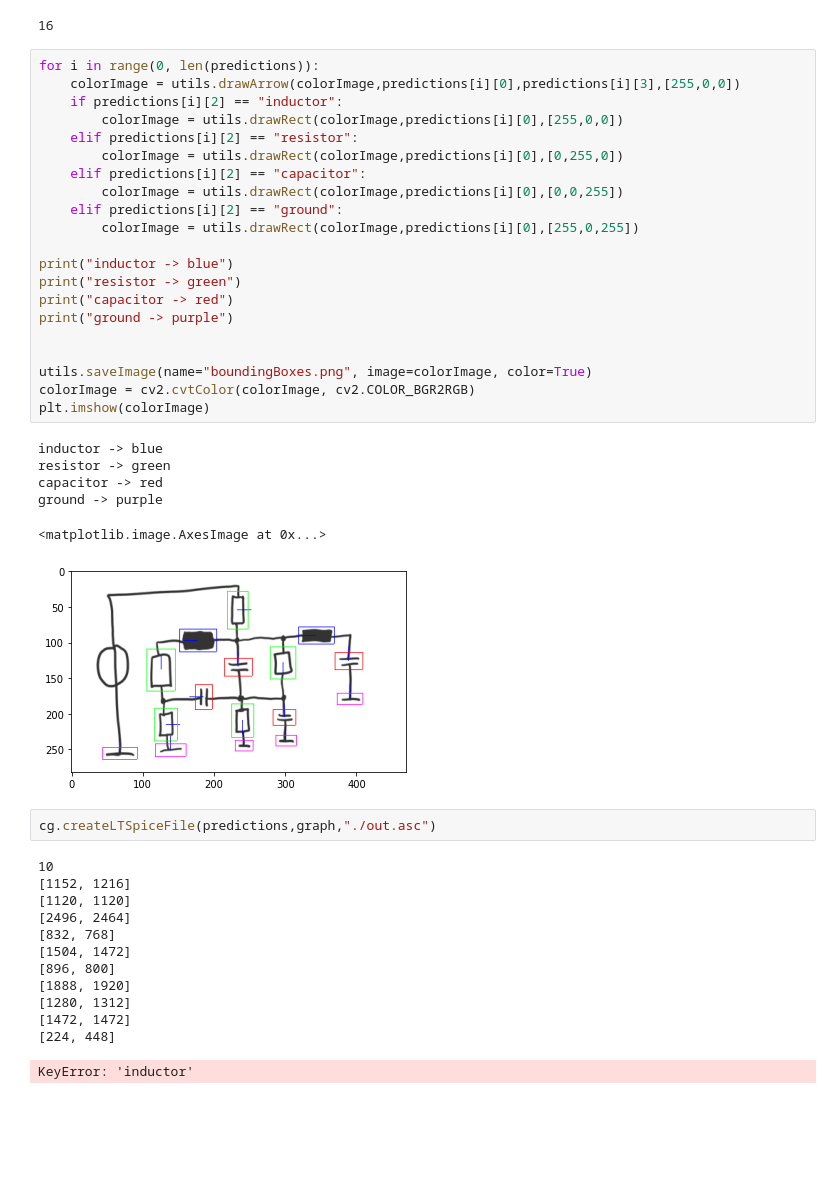
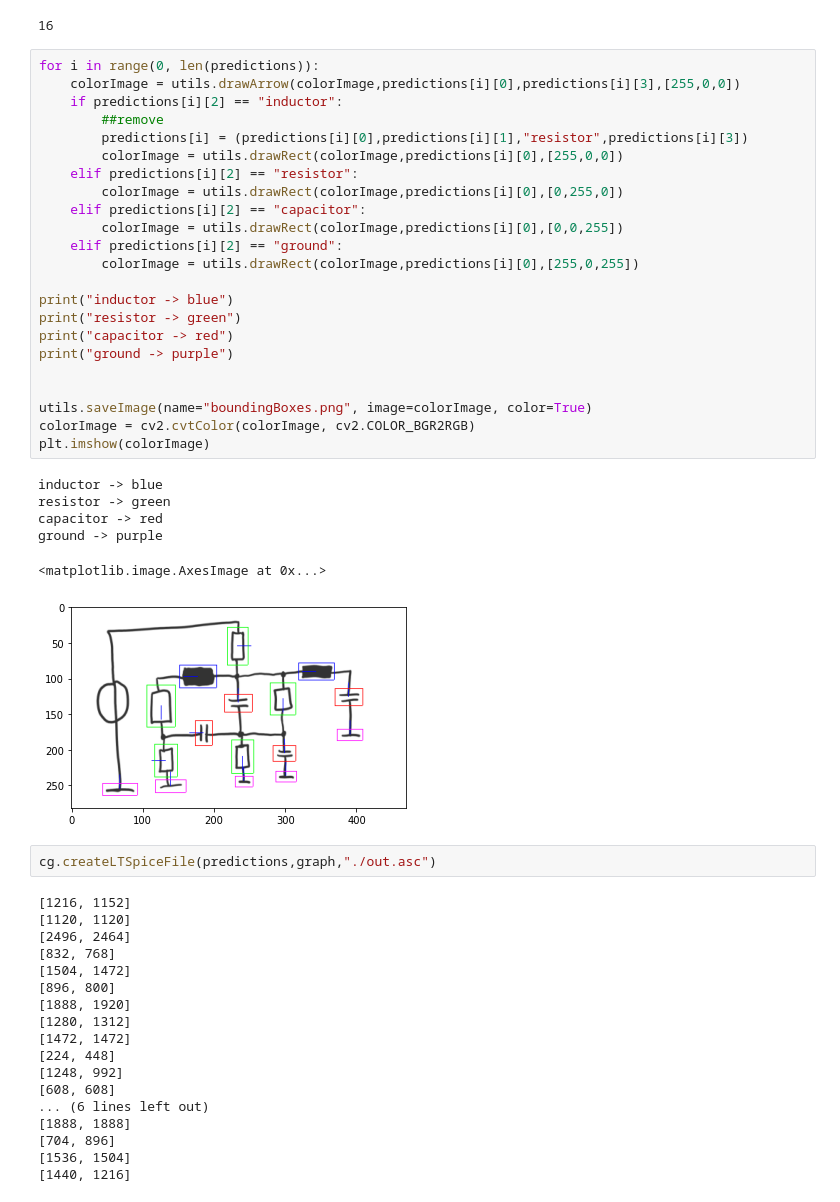
Before and after one commit to Chris022/smarter-circuits, a Jupyter notebook: src/main.ipynb, the cells around one changed output. Drawn from its saved outputs; the diff is of its cells as text; blank space fills up the shorter version.

```diff
--- a/src/main.ipynb
+++ b/src/main.ipynb
@@ -140,36 +140,37 @@ print(len(predictions))
 # %%
 for i in range(0, len(predictions)):
     colorImage = utils.drawArrow(colorImage,predictions[i][0],predictions[i][3],[255,0,0])
     if predictions[i][2] == "inductor":
+        ##remove
+        predictions[i] = (predictions[i][0],predictions[i][1],"resistor",predictions[i][3])
         colorImage = utils.drawRect(colorImage,predictions[i][0],[255,0,0])
     elif predictions[i][2] == "resistor":
         colorImage = utils.drawRect(colorImage,predictions[i][0],[0,255,0])
     elif predictions[i][2] == "capacitor":
         colorImage = utils.drawRect(colorImage,predictions[i][0],[0,0,255])
     elif predictions[i][2] == "ground":
         colorImage = utils.drawRect(colorImage,predictions[i][0],[255,0,255])
 
 print("inductor -> blue")
 print("resistor -> green")
 print("capacitor -> red")
 print("ground -> purple")
 
 
 utils.saveImage(name="boundingBoxes.png", image=colorImage, color=True)
 colorImage = cv2.cvtColor(colorImage, cv2.COLOR_BGR2RGB)
 plt.imshow(colorImage)
 # %% [output]
 inductor -> blue
 resistor -> green
 capacitor -> red
 ground -> purple
 <matplotlib.image.AxesImage at 0x...>
-[figure, old version]
+[figure, new version]
 # %%
 cg.createLTSpiceFile(predictions,graph,"./out.asc")
 # %% [output]
-10
-[1152, 1216]
+[1216, 1152]
 [1120, 1120]
 [2496, 2464]
 [832, 768]
@@ -179,4 +180,10 @@ cg.createLTSpiceFile(predictions,graph,"./out.asc")
 [1280, 1312]
 [1472, 1472]
 [224, 448]
+[1248, 992]
+[608, 608]
+... (6 lines left out)
+[1888, 1888]
+[704, 896]
+[1536, 1504]
+[1440, 1216]
-KeyError: 'inductor'
```
Also changed, not shown: 7 other files.
